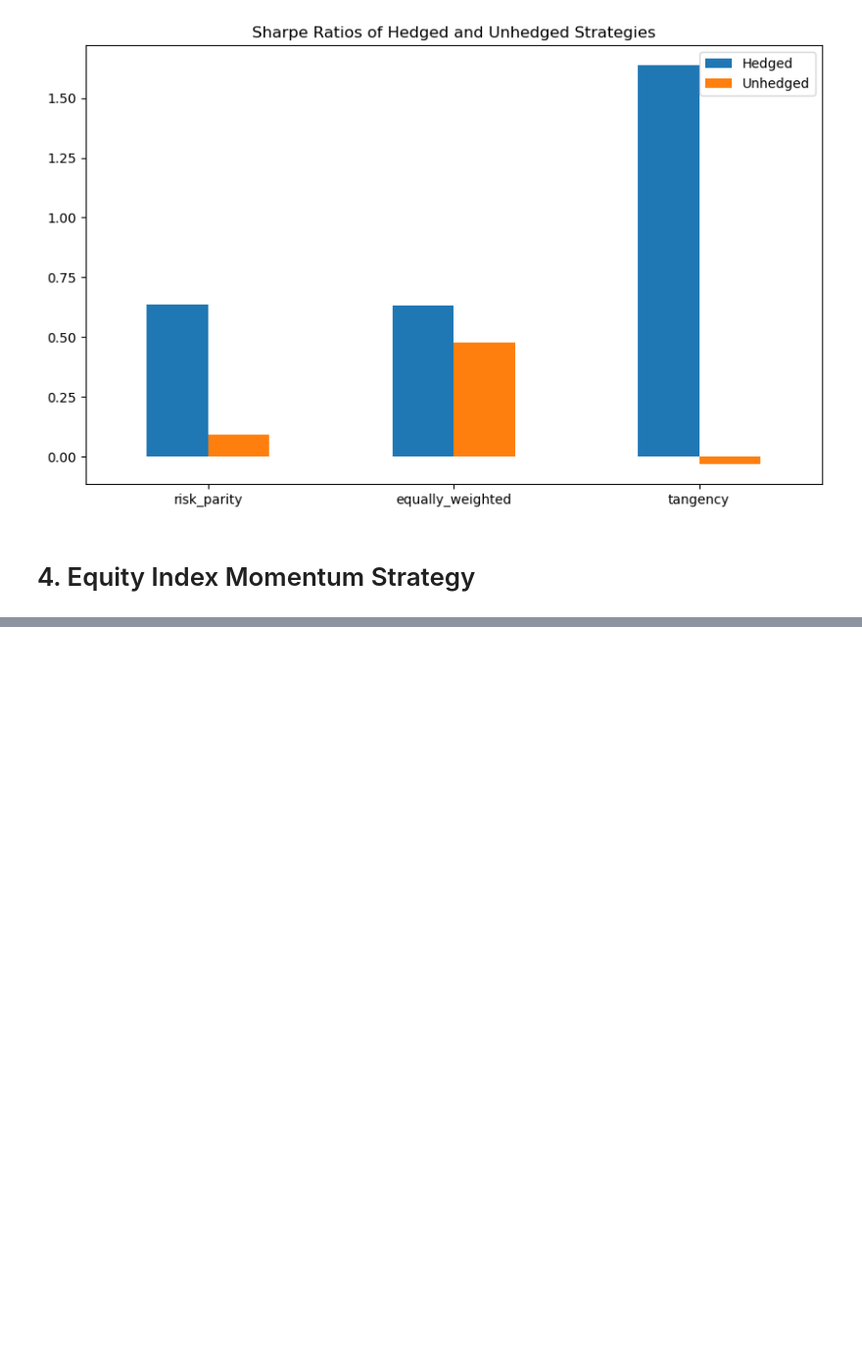
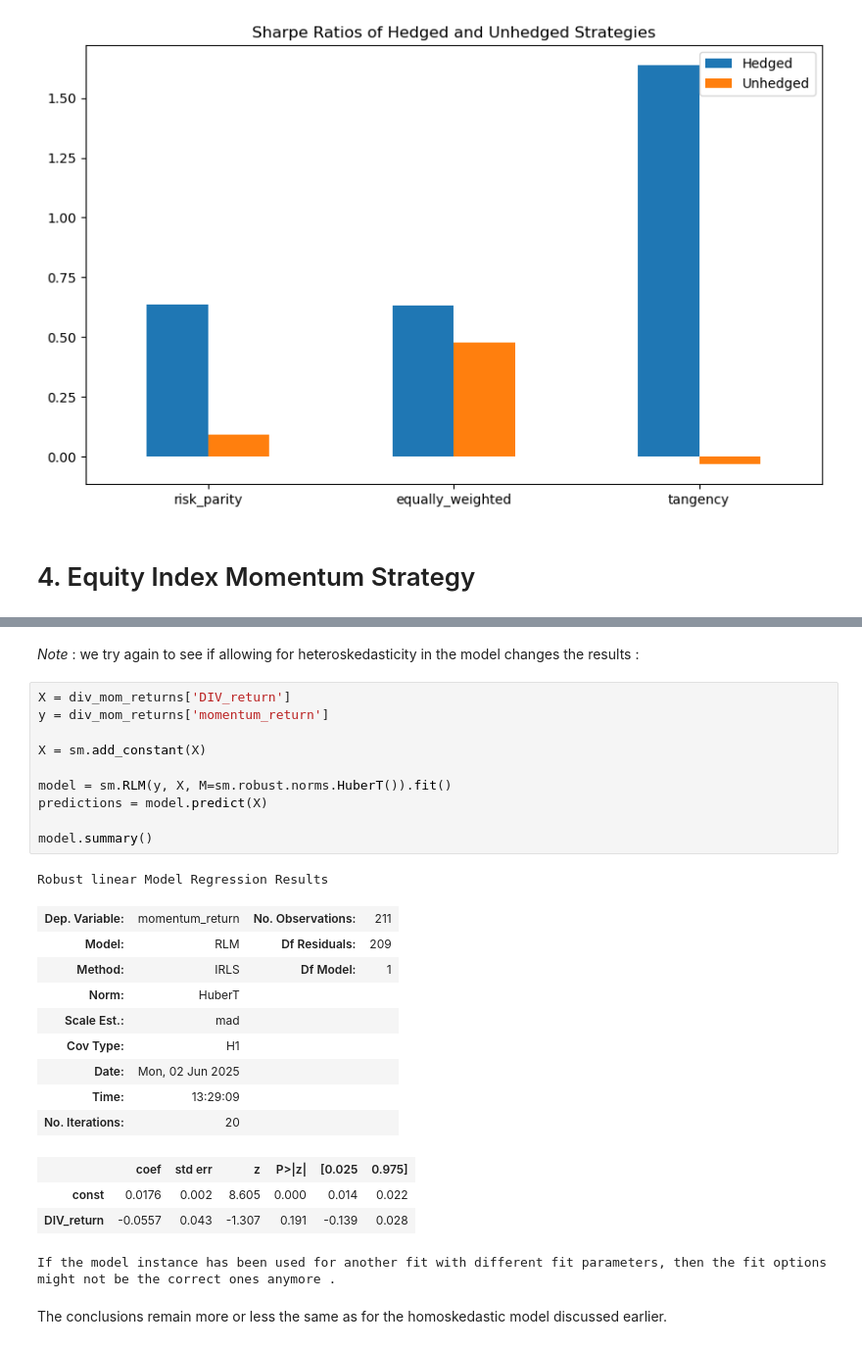
Before and after one commit to pherb127/Investments-Data, a Jupyter notebook: Investments.ipynb, the cells around one changed output, grey strips where cells are left out. Shown at 98% size. Drawn from its saved outputs; the diff is of its cells as text; blank space fills up the shorter version.

```diff
--- a/Investments.ipynb
+++ b/Investments.ipynb
@@ -1271,0 +1250,29 @@ Notes:
+# %% [markdown]
+*Note* : we try again to see if allowing for heteroskedasticity in the model changes the results :
+# %%
+X = div_mom_returns['DIV_return']
+y = div_mom_returns['momentum_return']
+
+X = sm.add_constant(X)
+
+model = sm.RLM(y, X, M=sm.robust.norms.HuberT()).fit()
+predictions = model.predict(X)
+
+model.summary()
+# %% [output]
+Robust linear Model Regression Results
+| Dep. Variable: | momentum_return | No. Observations: | 211 |
+| Model: | RLM | Df Residuals: | 209 |
+| Method: | IRLS | Df Model: | 1 |
+| Norm: | HuberT |  |  |
+| Scale Est.: | mad |  |  |
+| Cov Type: | H1 |  |  |
+| Date: | Mon, 02 Jun 2025 |  |  |
+| Time: | 13:29:09 |  |  |
+| No. Iterations: | 20 |  |  |
+|  | coef | std err | z | P>|z| | [0.025 | 0.975] |
+| const | 0.0176 | 0.002 | 8.605 | 0.000 | 0.014 | 0.022 |
+| DIV_return | -0.0557 | 0.043 | -1.307 | 0.191 | -0.139 | 0.028 |
+If the model instance has been used for another fit with different fit parameters, then the fit options might not be the correct ones anymore .
+# %% [markdown]
+The conclusions remain more or less the same as for the homoskedastic model discussed earlier.
```
Also changed, not shown: parts of 17 cells of this notebook, 1 other file.
